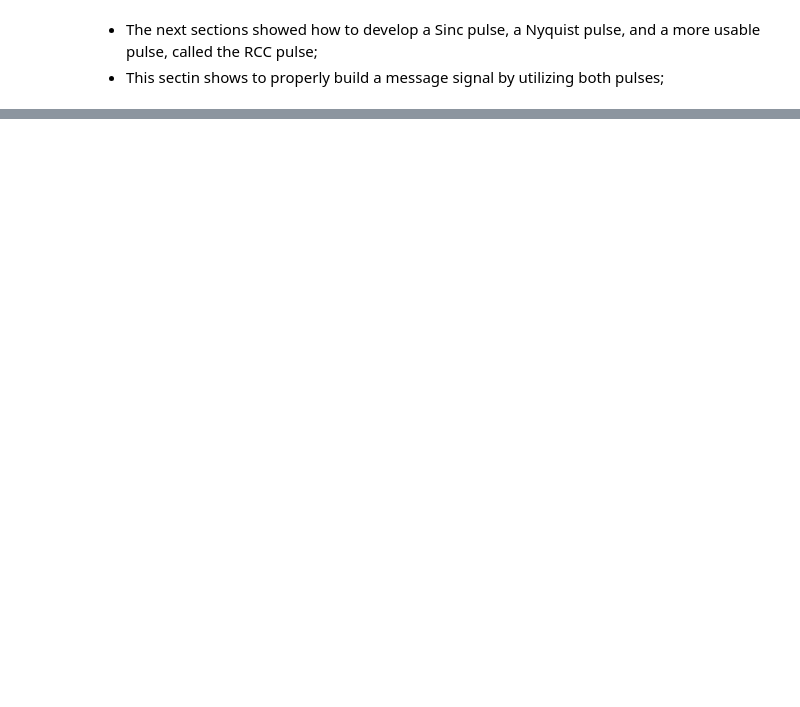
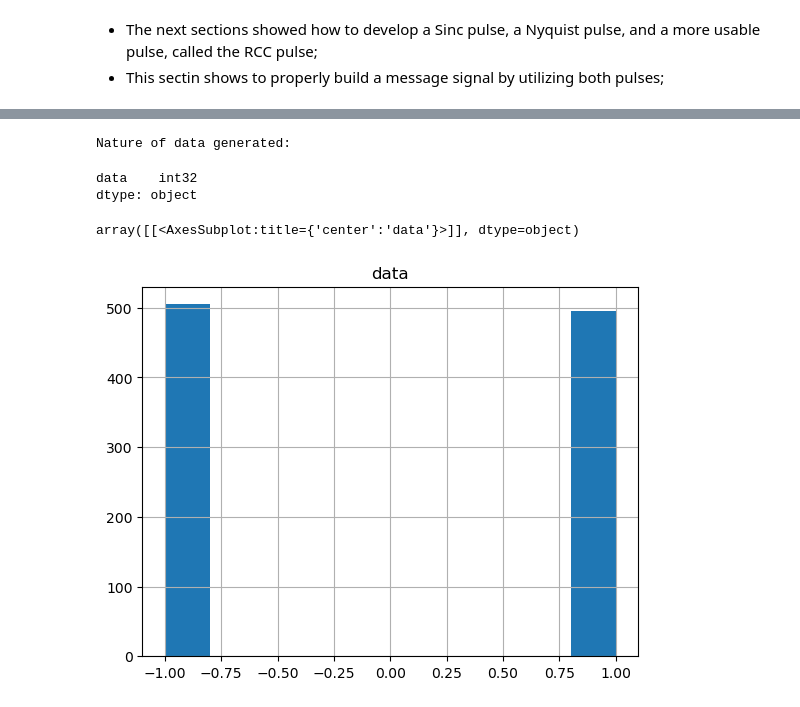
Before and after one commit to floose/py-ju-sea-dsp, a Jupyter notebook: ex1-rc-circ/LTSpice_Nyquist_pulse.ipynb, the cells around one changed output, grey strips where cells are left out. Drawn from its saved outputs; the diff is of its cells as text; code cells hidden in the pictures; blank space fills up the shorter version.

Commit message:
genereated polar line code for bit stream

```diff
--- a/ex1-rc-circ/LTSpice_Nyquist_pulse.ipynb
+++ b/ex1-rc-circ/LTSpice_Nyquist_pulse.ipynb
@@ -326,0 +326,7 @@ print(len(noise))
+# %%
+import pandas as pd
+#Generate random bit sequence
+numBits = 1000 #number of bits desired to transmit
+noise = np.random.normal(0,1,numBits) #generates random noise
+df = pd.DataFrame(np.sign(noise),columns=['data']) #assigns a pandas dataframe of boolean type
+df.head() #displays the dataframe for visualization
@@ -326,0 +340,15 @@ print(len(noise))
+# %%
+#Converts boolean data to dummy integers
+df = df.astype({'data' : int})
+print("Nature of data generated:")
+df.dtypes
+# %% [output]
+Nature of data generated:
+data    int32
+dtype: object
+# %%
+#Check if bitstream contains a regular distribution of bits 1s and 0s in polar form
+df.hist()
+# %% [output]
+array([[<AxesSubplot:title={'center':'data'}>]], dtype=object)
+[figure, added]
```
Also changed, not shown: parts of 6 cells of this notebook.
